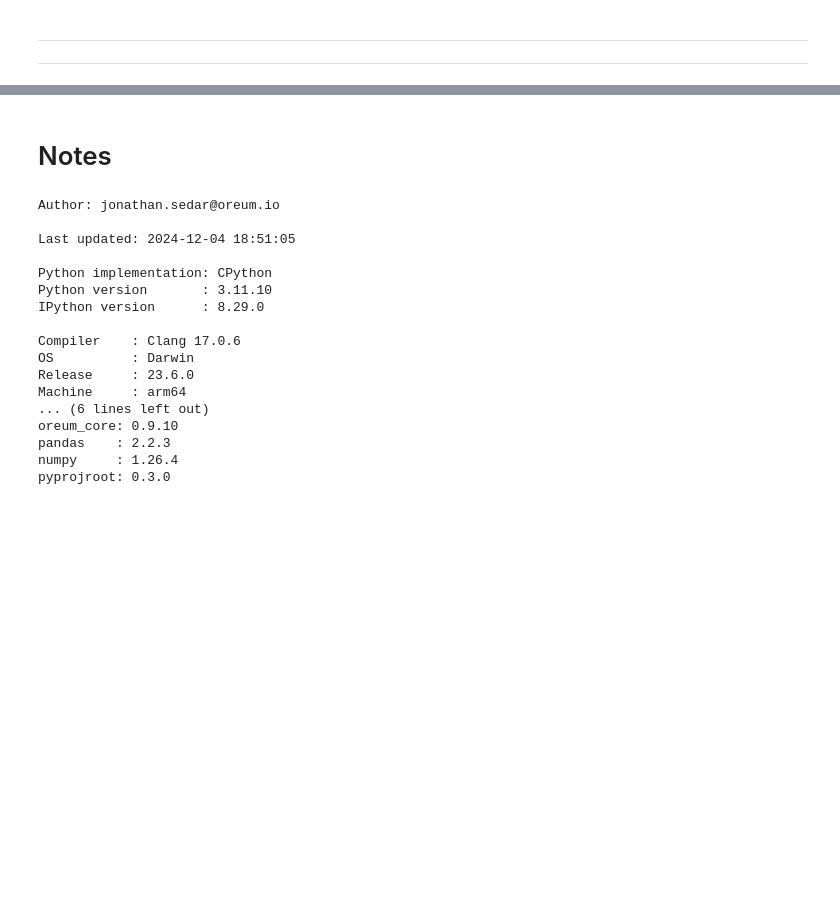
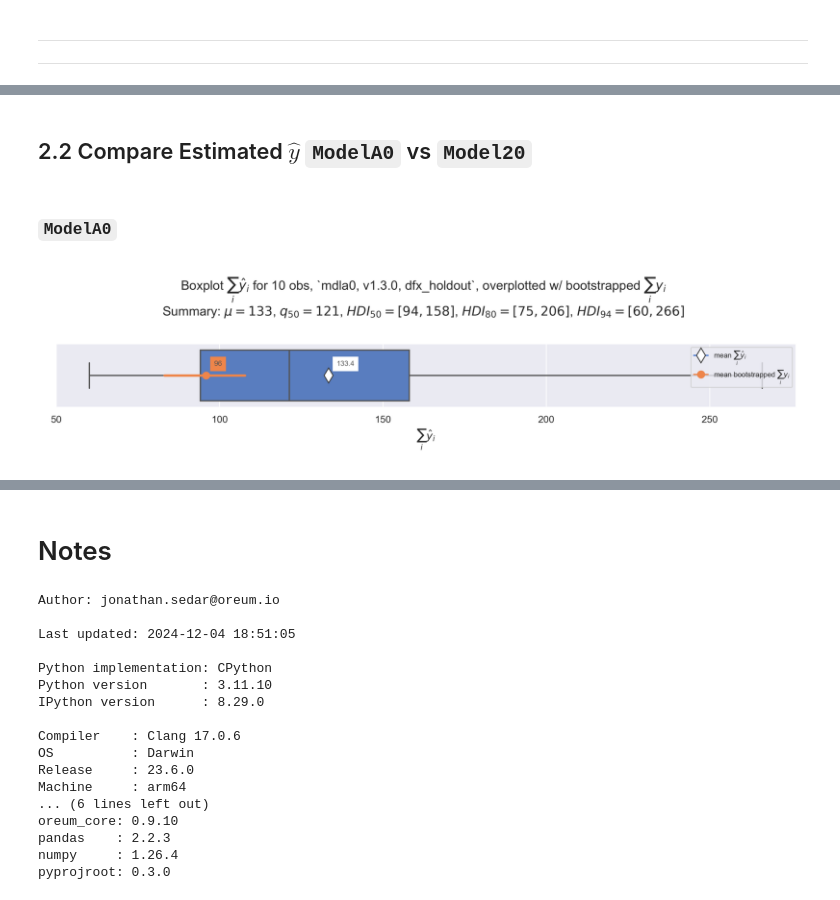
Before and after one commit to oreum-industries/oreum_copula, a Jupyter notebook: notebooks/000_Intro.ipynb, the cells around one changed output, grey strips where cells are left out. Saved outputs shown, nothing was run; the diff lists cells and outputs as text; code cells hidden in the pictures; blank space fills up the shorter version.

```diff
--- a/notebooks/000_Intro.ipynb
+++ b/notebooks/000_Intro.ipynb
@@ -356,0 +412,8 @@ fqn = figio.write(f, fn='000_eloss_delta')
+# %% [markdown]
+## 2.2 Compare Estimated $\hat{y}$ `ModelA0` vs `Model20`
+# %% [markdown]
+### `ModelA0`
+# %%
+f = figio.read(fn='100_2_8_4_ppc_holdout_y_boxplot_mdla0_v1_3_0_dfx_holdout.png', figsize=(12, 6))
+# %% [output]
+[figure, added]
```
Also changed, not shown: parts of 16 cells of this notebook, 14 other files.
